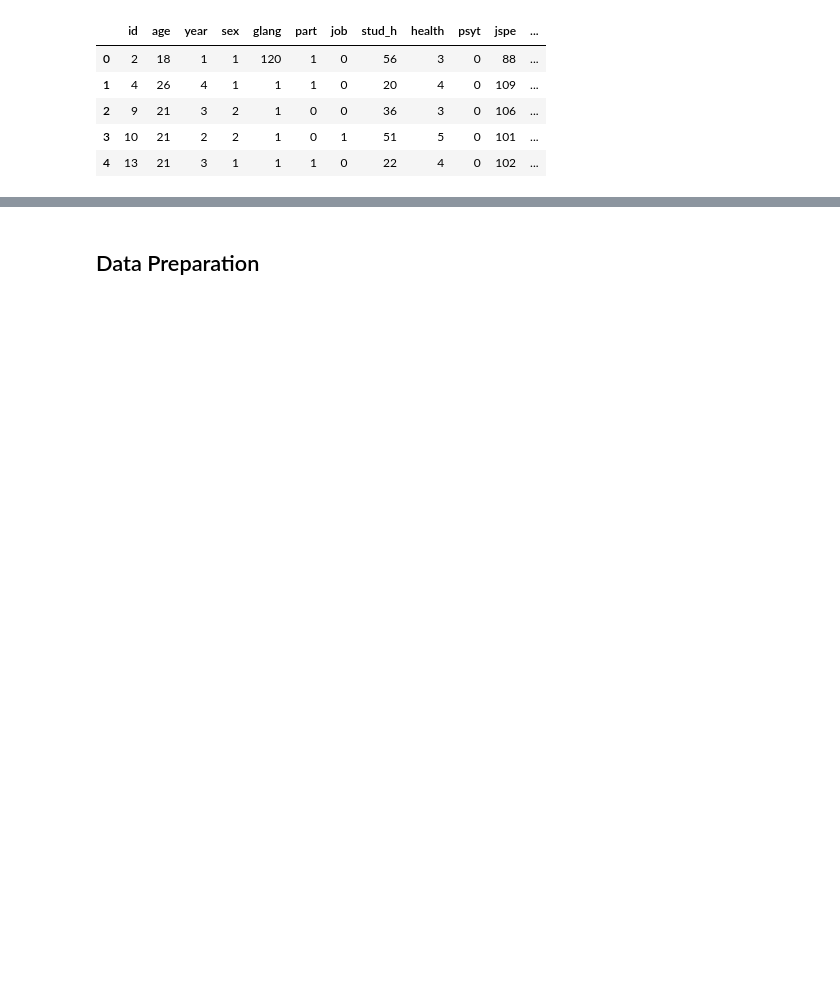
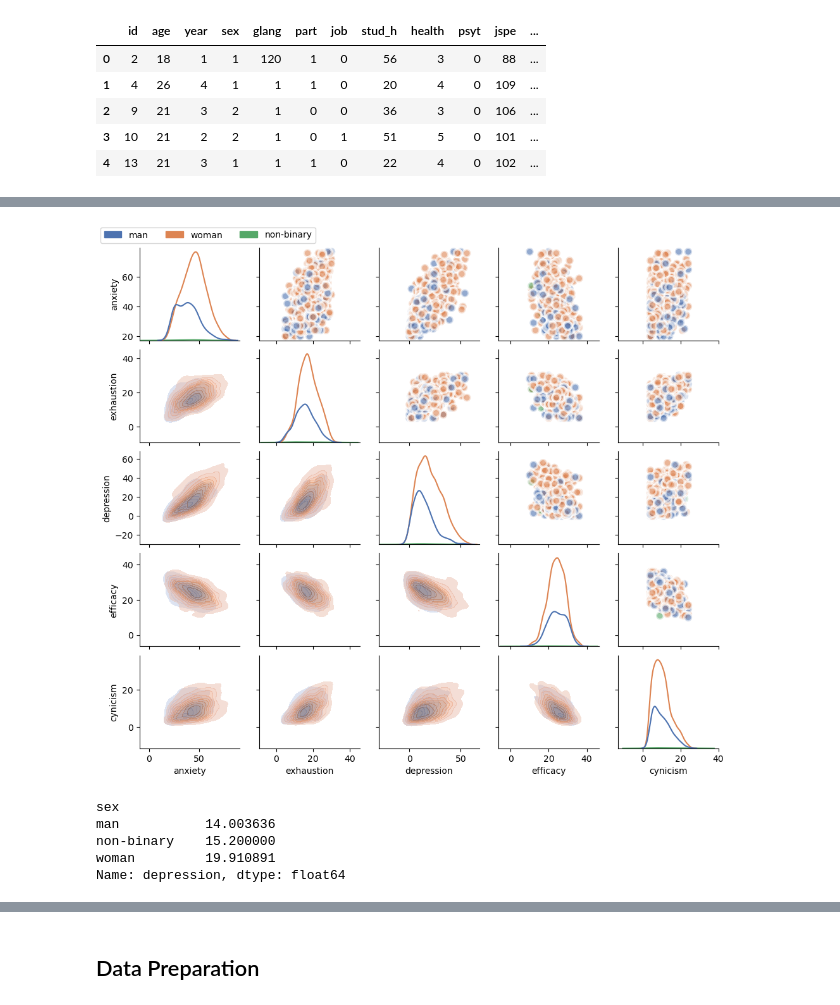
Before and after one commit to adegajew/mental-health, a Jupyter notebook: mental_health.ipynb, the cells around one changed output, grey strips where cells are left out. Saved outputs shown, nothing was run; the diff lists cells and outputs as text; code cells hidden in the pictures; blank space fills up the shorter version.

```diff
--- a/mental_health.ipynb
+++ b/mental_health.ipynb
@@ -95,0 +161,2 @@ df.hist(ax = ax);
+# %%
+selected_variables = df.loc[:, ('anxiety', 'exhaustion', 'depression', 'efficacy', 'cynicism', 'sex', 'partnership', 'psychological_distress', 'language')]
@@ -95,0 +168,51 @@ df.hist(ax = ax);
+# %%
+selected_variables['language'] = selected_variables['language'].map({
+    1: 'French', 15: 'German', 20: 'English', 37: 'Arab', 51: 'Basque', 52: 'Bulgarian', 53: 'Catalan', 54: 'Chinese', 59: 'Korean', 60: 'Croatian', 62: 'Danish',63: 'Spanish', 82: 'Estonian', 83: 'Finnish', 84: 'Galician', 85: 'Greek', 86: 'Hebrew', 87: 'Hindi', 88: 'Hungarian', 89: 'Indonesian', 90: 'Italian', 92: 'Japanese', 93: 'Kazakh', 94: 'Latvian', 95: 'Lithuanian', 96: 'Malay', 98: 'Dutch', 100: 'Norwegian', 101: 'Polish', 102: 'Portuguese', 104: 'Romanian', 106: 'Russian', 108: 'Serbian', 112: 'Slovak', 113: 'Slovenian', 114: 'Swedish', 116: 'Czech', 117: 'Thai', 118: 'Turkish', 119: 'Ukrainian', 120: 'Vietnamese', 121: 'Other'})
+# %%
+def plot_distributions(df, category):
+    """
+    This function produces PairGrid plot split by category, with scatterplots in the upper traingle,
+    kernel density estimate (KDE) plots in the lower triangles, and distribution of each variable on the diagonal.
+    INPUT:
+        df - dataframe with numerical variables to be plotted
+        category - string (variable name), name of the column to be used to map categories to different colors
+
+    """
+    g = sns.PairGrid(df, hue = category, diag_sharey=False,
+                         palette = 'deep')
+
+    g.map_upper(sns.scatterplot, s = 80, edgecolor = "white", linewidth = 2.5, alpha = 0.6)
+    g.map_lower(sns.kdeplot, shade = True, thresh = 0.05, alpha = 0.45)
+
+    g.map_diag(sns.kdeplot)
+    #g.map_diag(sns.histplot, multiple="stack", element="step")
+
+    # Add legend:
+    #g.add_legend()
+    #g._legend.get_title().set_fontsize(12)
+
+    handles = g._legend_data.values()
+    labels = g._legend_data.keys()
+
+    g.fig.legend(handles=handles, labels=labels, loc='upper left', ncol=3)
+    #g.fig.legend(handles=handles, labels=labels, loc='upper center', ncol=1)
+    #g.fig.legend(handles=handles, labels=labels, loc='lower center', ncol=3)
+    g.fig.subplots_adjust(top = 0.96, bottom = 0.08)
+
+    #g.fig.suptitle("Title", y=1.02)
+
+    g.fig.set_size_inches(10,9)
+
+    return g
+# %%
+plot_distributions(selected_variables, 'sex');
+# %% [output]
+[figure, added]
+# %%
+selected_variables.groupby(by = ['sex'])['depression'].mean()
+# %% [output]
+sex
+man           14.003636
+non-binary    15.200000
+woman         19.910891
+Name: depression, dtype: float64
```
Also changed, not shown: parts of 68 cells of this notebook.
